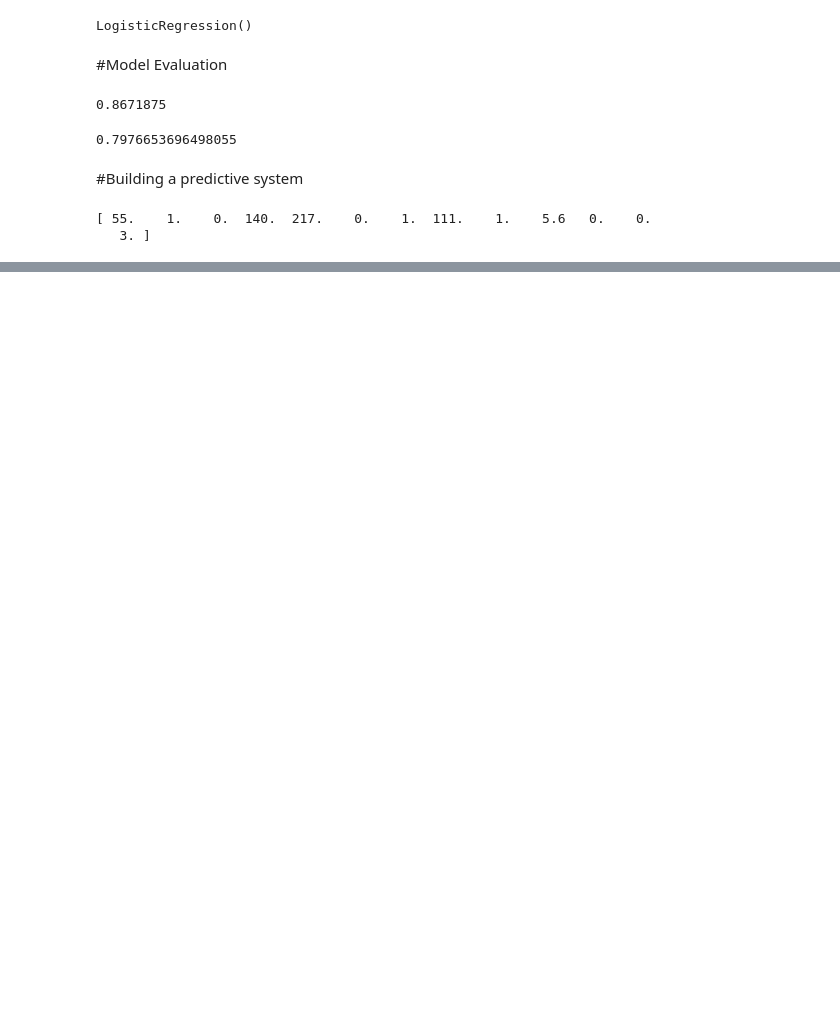
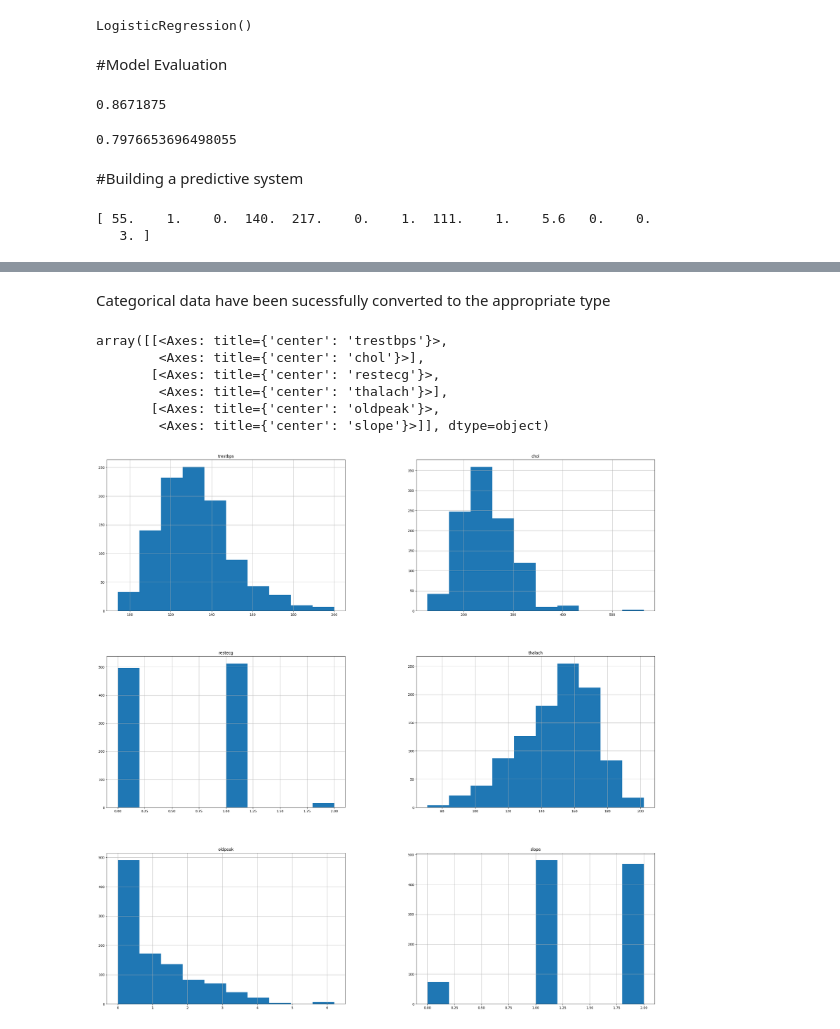
Before and after one commit to QwejoD/Heart-Disease-Prediction-Using-Machine-Learning, a Jupyter notebook: Heart_Disease_Prediction.ipynb, the cells around one changed output, grey strips where cells are left out. Drawn from its saved outputs; the diff is of its cells as text; code cells hidden in the pictures; blank space fills up the shorter version.

```diff
--- a/Heart_Disease_Prediction.ipynb
+++ b/Heart_Disease_Prediction.ipynb
@@ -230,0 +268,9 @@ person has a heart disease
+# %%
+data["age"] = data["age"].astype("category")
+data["sex"] = data["sex"].astype("category")
+data["cp"] = data["cp"].astype("category")
+data["fbs"] = data["fbs"].astype("category")
+data["exang"] = data["exang"].astype("category")
+data["ca"] = data["ca"].astype("category")
+data["thal"] = data["thal"].astype("category")
+data["target"] = data["target"].astype("category")
@@ -230,0 +297,14 @@ person has a heart disease
+# %% [markdown]
+Categorical data have been sucessfully converted to the appropriate type
+# %%
+# visualizing the distribution of the features again
+
+data.hist(figsize=(30,30))
+# %% [output]
+array([[<Axes: title={'center': 'trestbps'}>,
+        <Axes: title={'center': 'chol'}>],
+       [<Axes: title={'center': 'restecg'}>,
+        <Axes: title={'center': 'thalach'}>],
+       [<Axes: title={'center': 'oldpeak'}>,
+        <Axes: title={'center': 'slope'}>]], dtype=object)
+[figure, added]
```
Also changed, not shown: parts of 29 cells of this notebook.
